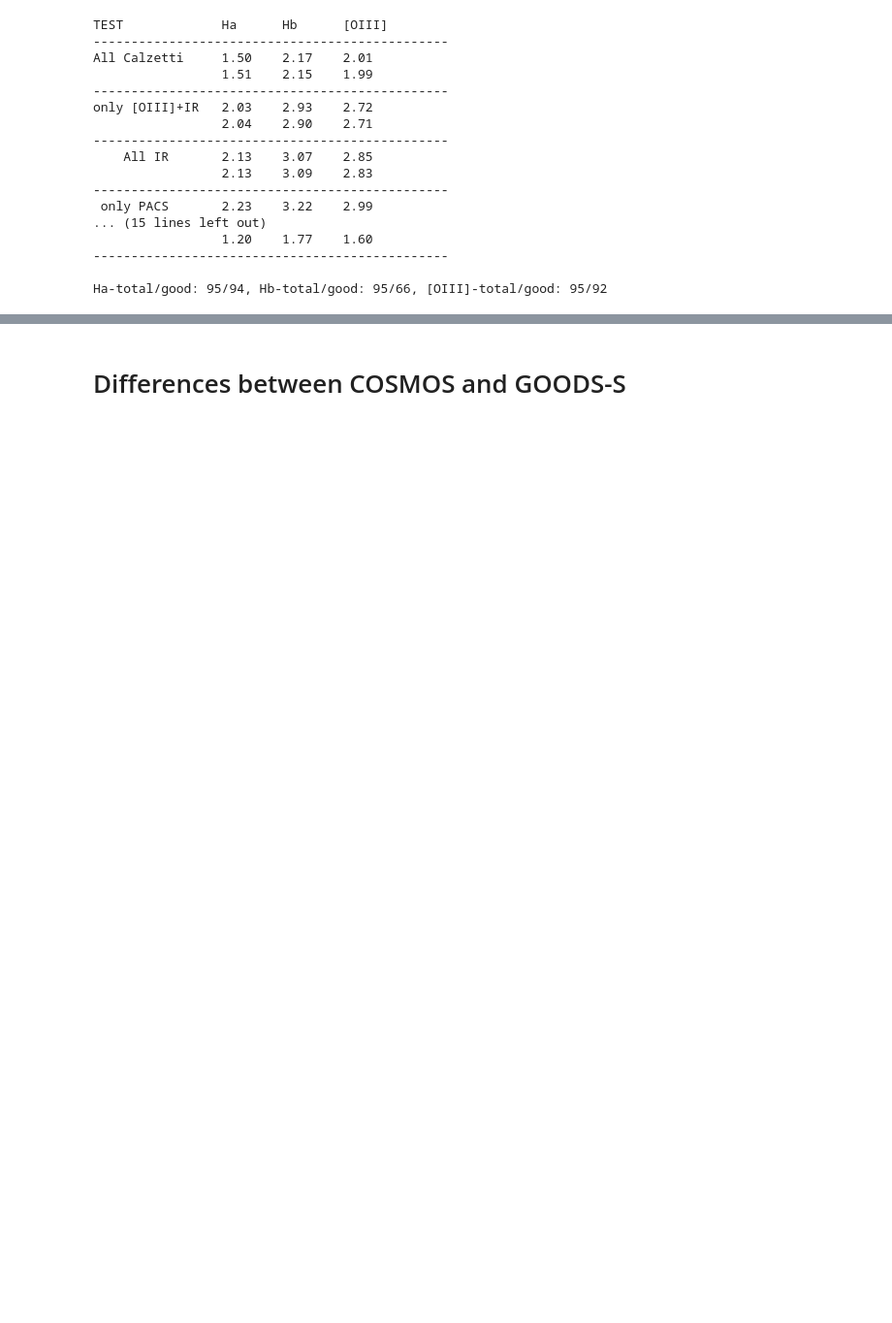
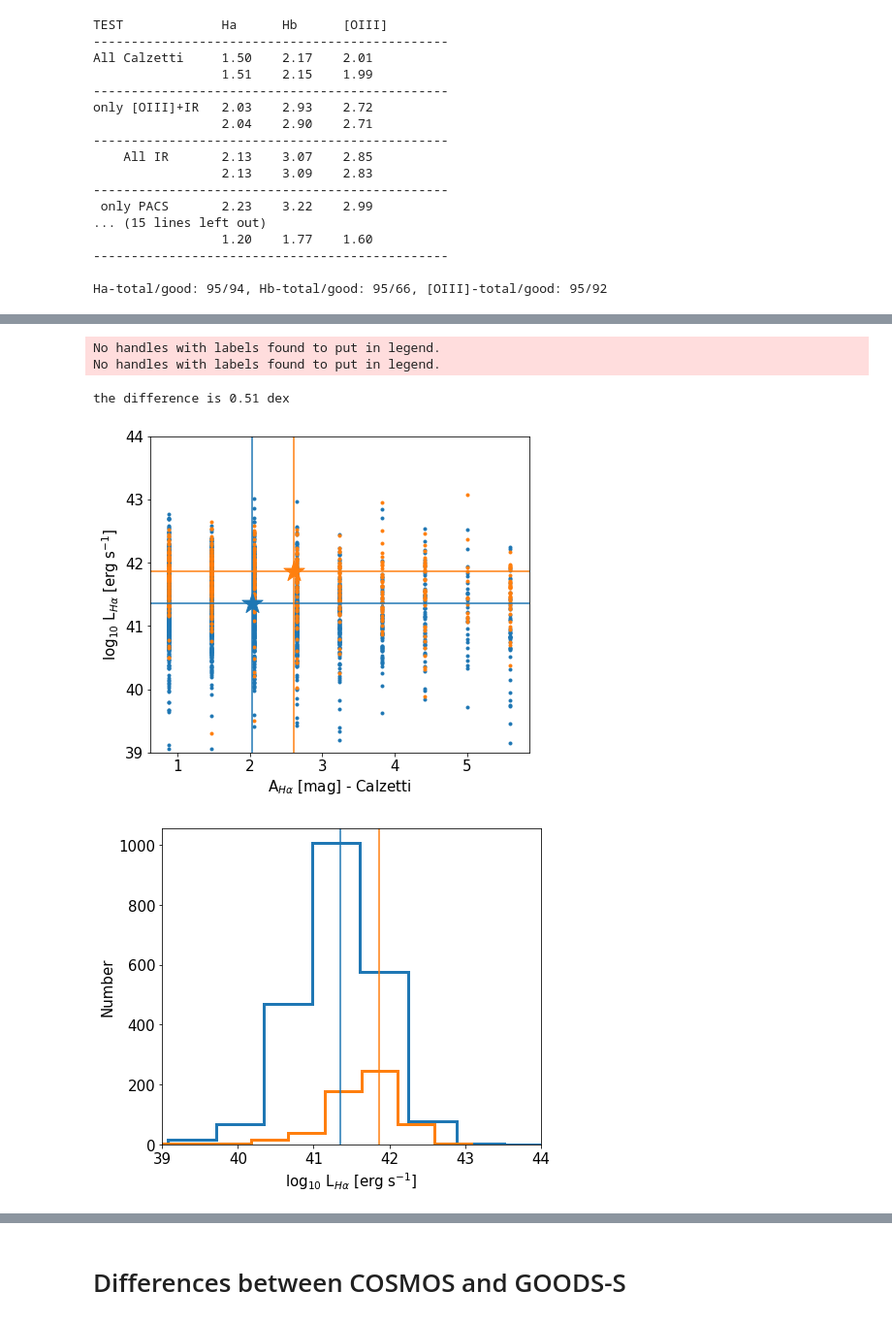
Before and after one commit to Jurgenvilla/Dust_Attenuation, a Jupyter notebook: Attenuation_different_CIGALE_runs.ipynb, the cells around one changed output, grey strips where cells are left out. Shown at 97% size. Saved outputs shown, nothing was run; the diff lists cells and outputs as text; code cells hidden in the pictures; blank space fills up the shorter version.

```diff
--- a/Attenuation_different_CIGALE_runs.ipynb
+++ b/Attenuation_different_CIGALE_runs.ipynb
@@ -422,0 +593,71 @@ print(np.mean(A_COSMOS_CF00))
+# %%
+# COSMOS_sample = COSMOS_sample[(COSMOS_sample['line.NII-654.8+line.H-alpha+line.NII-658.4']>0)&\
+#                              (COSMOS_sample['line.NII-654.8+line.H-alpha+line.NII-658.4']/COSMOS_sample['line.NII-654.8+line.H-alpha+line.NII-658.4_err']>3)]
+# COSMOS_CF00_results_1 = COSMOS_CF00_results[np.where((COSMOS_sample['line.NII-654.8+line.H-alpha+line.NII-658.4']>0)&\
+#                              (COSMOS_sample['line.NII-654.8+line.H-alpha+line.NII-658.4']/COSMOS_sample['line.NII-654.8+line.H-alpha+line.NII-658.4_err']>3))]
+
+# GOODSS_sample = GOODSS_sample[(GOODSS_sample['line.NII-654.8+line.H-alpha+line.NII-658.4']>0)&\
+#                              (GOODSS_sample['line.NII-654.8+line.H-alpha+line.NII-658.4']/GOODSS_sample['line.NII-654.8+line.H-alpha+line.NII-658.4_err']>3)]
+# GOODSS_CF00_results_1 = GOODSS_CF00_results[np.where((GOODSS_sample['line.NII-654.8+line.H-alpha+line.NII-658.4']>0)&\
+#                              (GOODSS_sample['line.NII-654.8+line.H-alpha+line.NII-658.4']/GOODSS_sample['line.NII-654.8+line.H-alpha+line.NII-658.4_err']>3))]
+
+L_Ha_COSMOS_test  = flux_to_luminosity(flux=COSMOS_sample['line.NII-654.8+line.H-alpha+line.NII-658.4']/NII_correction, z=COSMOS_sample['redshift'], Om=Om, Ol=Ol, c=c, H0=H0)
+L_Ha_GOODSS_test  = flux_to_luminosity(flux=GOODSS_sample['line.NII-654.8+line.H-alpha+line.NII-658.4']/NII_correction, z=GOODSS_sample['redshift'], Om=Om, Ol=Ol, c=c, H0=H0)
+
+COSMOS_CF00_results_2 = COSMOS_CF00_results[COSMOS_CF00_results['best.attenuation.Av_BC']>0]
+L_Ha_COSMOS_test_2         = L_Ha_COSMOS_test[(np.where(COSMOS_CF00_results['best.attenuation.Av_BC']>0))]
+L_Ha_COSMOS_test_3 = L_Ha_COSMOS_test_2[L_Ha_COSMOS_test_2>0]
+
+A_BC_COSMOS_CF00_1   = A_line(A_v = COSMOS_CF00_results_2['best.attenuation.Av_BC'], Lambda = 0.65628, Lambda_v = 0.55,\
+                            n = COSMOS_CF00_results_2['best.attenuation.slope_BC'])
+A_ISM_COSMOS_CF00_1  = A_line(A_v = COSMOS_CF00_results_2['best.attenuation.Av_ISM'], Lambda = 0.65628, Lambda_v = 0.55,\
+                                n = COSMOS_CF00_results_2['best.attenuation.slope_ISM'])
+A_COSMOS_CF00_1 = A_BC_COSMOS_CF00_1 + A_ISM_COSMOS_CF00_1
+
+GOODSS_CF00_results_2 = GOODSS_CF00_results[GOODSS_CF00_results['best.attenuation.Av_BC']>0]
+L_Ha_GOODSS_test_2         = L_Ha_GOODSS_test[(np.where(GOODSS_CF00_results['best.attenuation.Av_BC']>0))]
+L_Ha_GOODSS_test_3 = L_Ha_GOODSS_test_2[L_Ha_GOODSS_test_2>0]
+
+A_BC_GOODSS_CF00_1   = A_line(A_v = GOODSS_CF00_results_2['best.attenuation.Av_BC'], Lambda = 0.65628, Lambda_v = 0.55,\
+                            n = GOODSS_CF00_results_2['best.attenuation.slope_BC'])
+A_ISM_GOODSS_CF00_1  = A_line(A_v = GOODSS_CF00_results_2['best.attenuation.Av_ISM'], Lambda = 0.65628, Lambda_v = 0.55,\
+                                n = GOODSS_CF00_results_2['best.attenuation.slope_ISM'])
+A_GOODSS_CF00_1 = A_BC_GOODSS_CF00_1 + A_ISM_GOODSS_CF00_1
+
+
+plt.figure(figsize=(7,6))
+plt.scatter(A_COSMOS_CF00_1, np.log10(L_Ha_COSMOS_test_2), s = 9)
+plt.axvline(np.nanmean(A_COSMOS_CF00_1), c = 'C0')
+plt.axhline(np.nanmean(np.log10(L_Ha_COSMOS_test_3)), c = 'C0')
+plt.scatter(A_GOODSS_CF00_1, np.log10(L_Ha_GOODSS_test_2), s = 9)
+plt.axvline(np.nanmean(A_GOODSS_CF00_1), c = 'C1')
+plt.axhline(np.log10(np.nanmean((L_Ha_GOODSS_test_3))), c = 'C1')
+plt.scatter([np.nanmean(A_GOODSS_CF00_1)], [np.log10(np.nanmean((L_Ha_GOODSS_test_3)))], s = 500, marker = '*', c = 'C1')
+plt.scatter([np.nanmean(A_COSMOS_CF00_1)], [np.nanmean(np.log10(L_Ha_COSMOS_test_3))], s = 500, marker = '*', c = 'C0')
+plt.ylim(39, 44)
+plt.xlabel(r'A$_{H\alpha}$ [mag] - Calzetti', fontsize = 15)
+plt.ylabel(r'log$_{10}$ L$_{H\alpha}$ [erg s$^{-1}$]', fontsize = 15)
+plt.tick_params(axis = 'both', which = 'major', labelsize = 15)
+plt.legend(frameon = False, prop = {'size': 15}, markerscale = 1.3 , loc = 'upper left')
+
+L_Ha_COSMOS_test_2 = L_Ha_COSMOS_test_2[L_Ha_COSMOS_test_2>0]
+L_Ha_GOODSS_test_2 = L_Ha_GOODSS_test_2[L_Ha_GOODSS_test_2>0]
+
+plt.figure(figsize=(7,6))
+plt.hist(np.log10(L_Ha_COSMOS_test_2), bins = 90, histtype = 'step', lw = 3)
+plt.hist(np.log10(L_Ha_GOODSS_test_2), histtype = 'step', lw = 3)
+plt.axvline(np.nanmean(np.log10(L_Ha_COSMOS_test_2)), c = 'C0')
+plt.axvline(np.log10(np.nanmean((L_Ha_GOODSS_test_3))), c = 'C1')
+plt.xlim(39, 44)
+plt.ylabel(r'Number', fontsize = 15)
+plt.xlabel(r'log$_{10}$ L$_{H\alpha}$ [erg s$^{-1}$]', fontsize = 15)
+plt.tick_params(axis = 'both', which = 'major', labelsize = 15)
+plt.legend(frameon = False, prop = {'size': 15}, markerscale = 1.3 , loc = 'upper left')
+
+print('the difference is %.2f dex'%np.abs(np.nanmean(np.log10(L_Ha_COSMOS_test_3)-np.log10(np.nanmean((L_Ha_GOODSS_test_3))))))
+# %% [output]
+No handles with labels found to put in legend.
+No handles with labels found to put in legend.
+the difference is 0.51 dex
+[figure, added]
+[figure, added]
```
Also changed, not shown: parts of 35 cells of this notebook.
